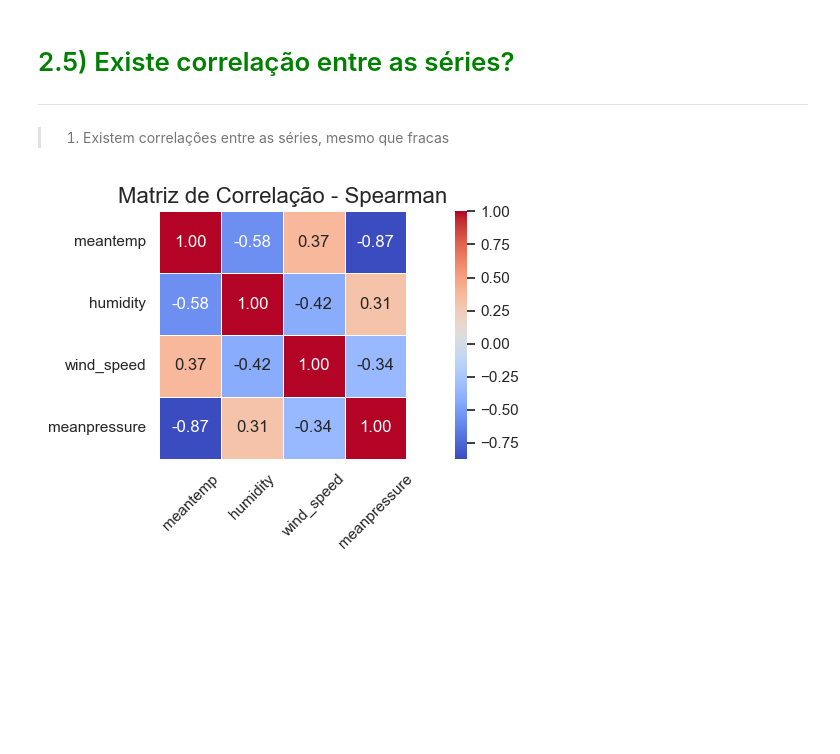
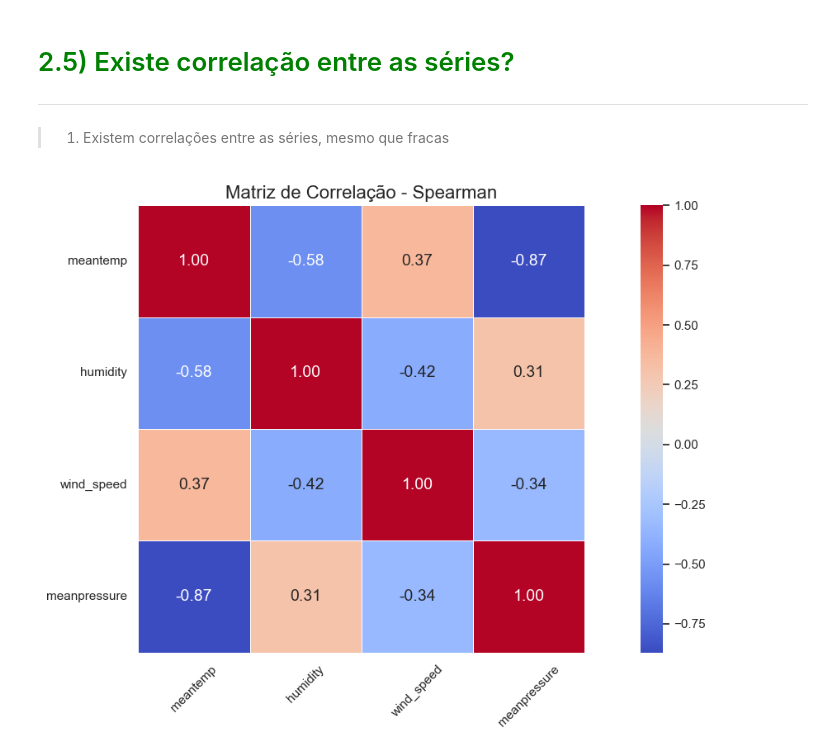
Before and after one commit to leonardovargas10/Modelo_Forecasting_Temperature-, a Jupyter notebook: Modelo_Forecasting.ipynb, the cells around one changed output. Cells and saved outputs as stored; diff of their text form; code cells hidden in the pictures; blank space fills up the shorter version.

```diff
--- a/Modelo_Forecasting.ipynb
+++ b/Modelo_Forecasting.ipynb
@@ -195,16 +193,12 @@ def metricas_modelos_juntos(lista_modelos):
 5. **meanpressure:** Pressão atmosférica
 # %%
 df_climate_train = pd.read_csv('./data/DailyDelhiClimateTrain.csv')
-df_climate_train['date'] = pd.to_datetime(df_climate_train['date'])
-df_climate_train['year'] = df_climate_train['date'].dt.year
-df_climate_train['month'] = df_climate_train['date'].dt.month
+ano_mes_dia(df_climate_train)
 df_climate_train = df_climate_train[['date', 'month', 'year', 'meantemp', 'humidity', 'wind_speed', 'meanpressure']]
 
 
 df_climate_test = pd.read_csv('./data/DailyDelhiClimateTest.csv')
-df_climate_test['date'] = pd.to_datetime(df_climate_test['date'])
-df_climate_test['year'] = df_climate_test['date'].dt.year
-df_climate_test['month'] = df_climate_test['date'].dt.month
+ano_mes_dia(df_climate_test)
 df_climate_test = df_climate_test[['date', 'month', 'year', 'meantemp', 'humidity', 'wind_speed', 'meanpressure']]
 # %% [markdown]
 # <font color='red' style='font-size: 40px;'> 2) Análise Exploratória </font>
@@ -345,2 +334,0 @@ No ADF o teste de hipótese se resume a:
-# %%
-df_climate_train_decompose = df_climate_train.set_index('date')
@@ -620,21 +646,22 @@ for col in list(df_climate_train.columns)[3:]:
 
 > 1. Existem correlações entre as séries, mesmo que fracas
 # %%
-plt.figure(figsize=(10, 4))
+df_climate_train_corr = df_climate_train.drop(['month', 'year'], axis = 1).copy()
+plt.figure(figsize=(14, 7))
 
 sns.heatmap(
-    df_climate_train.corr(method = 'spearman'),
+    df_climate_train_corr.corr(method = 'spearman'),
     annot=True,
     cmap='coolwarm',
     fmt=".2f",
     linewidths=0.5,
     square=True
 )
 
 plt.title("Matriz de Correlação - Spearman", fontsize=16)
 plt.xticks(rotation=45)
 plt.yticks(rotation=0)
 plt.tight_layout()
 plt.show()
 # %% [output]
-[figure, old version]
+[figure, new version]
```
Also changed, not shown: parts of 28 cells of this notebook, 1 other file.
